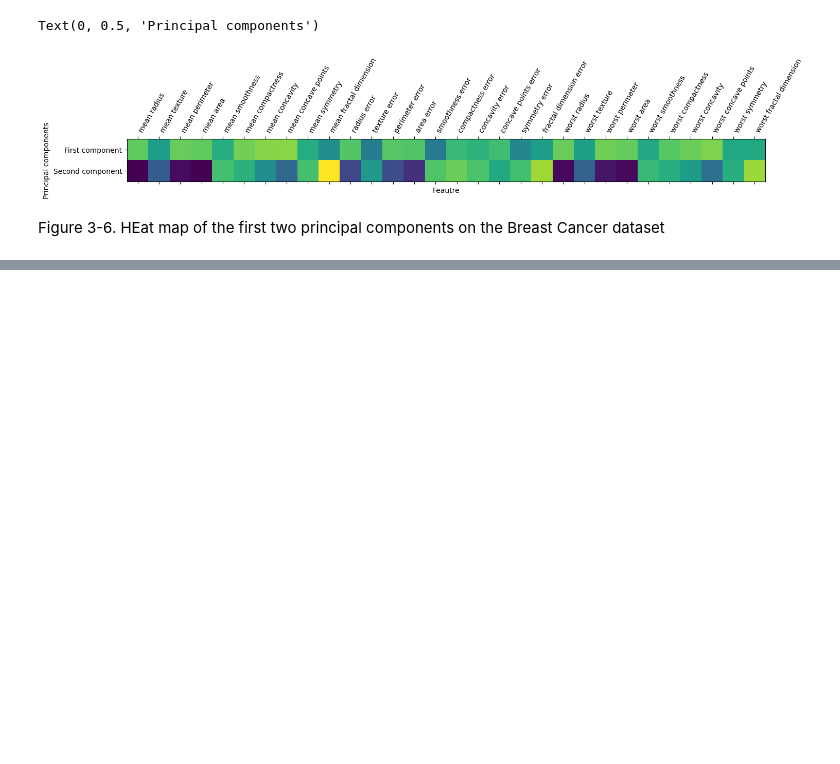
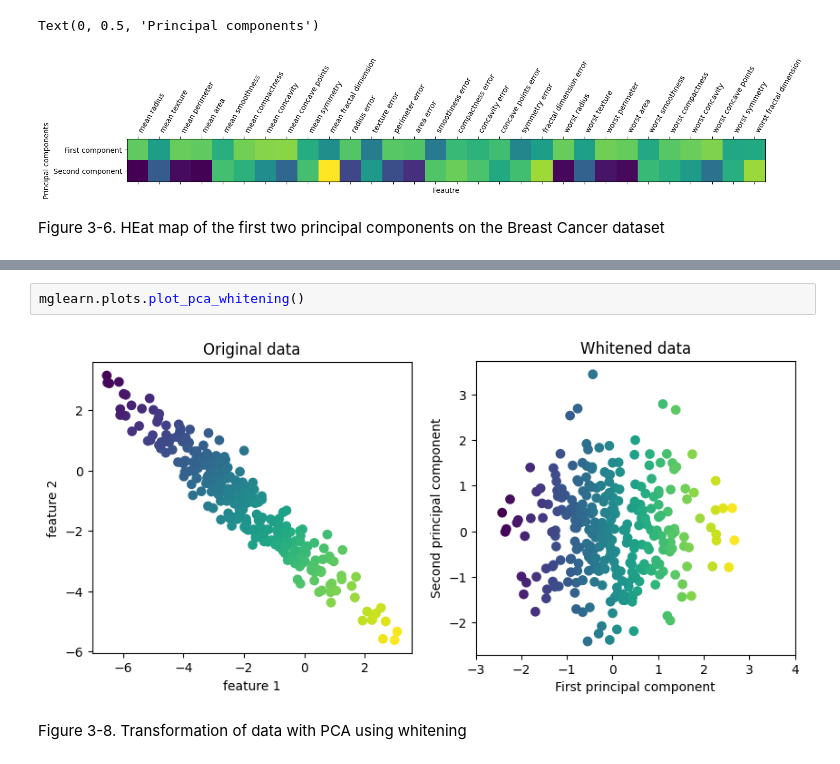
Before and after one commit to Youngsoo1024/Python_ML, a Jupyter notebook: Chap3/ch3_practice.ipynb, the cells around one changed output, grey strips where cells are left out. Saved outputs shown, nothing was run; the diff lists cells and outputs as text; blank space fills up the shorter version.

```diff
--- a/Chap3/ch3_practice.ipynb
+++ b/Chap3/ch3_practice.ipynb
@@ -345,0 +331,6 @@ Test set score of 1-nn: 0.22
+# %%
+mglearn.plots.plot_pca_whitening()
+# %% [output]
+[figure, added]
+# %% [markdown]
+Figure 3-8. Transformation of data with PCA using whitening
```
Also changed, not shown: parts of 9 cells of this notebook.
